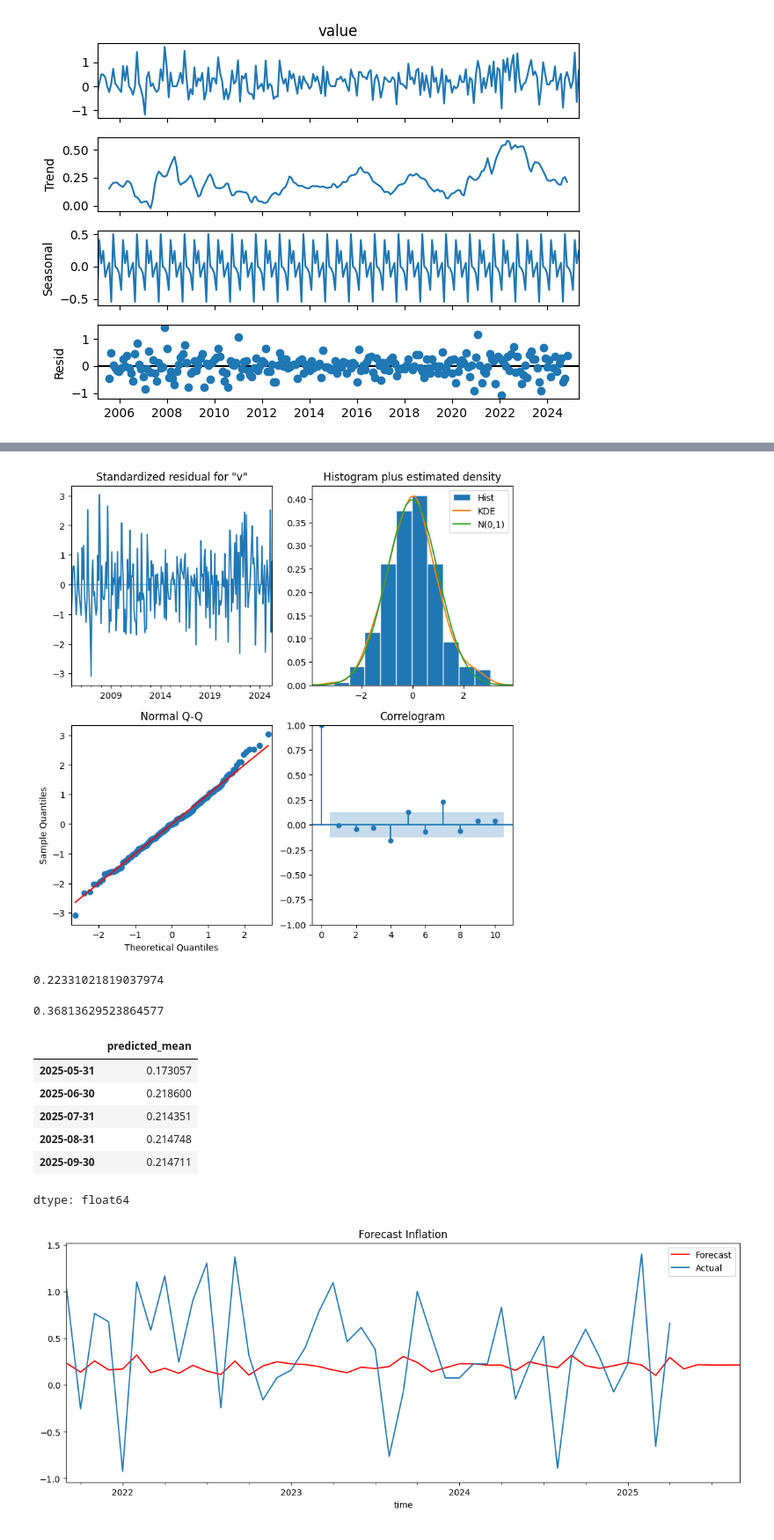
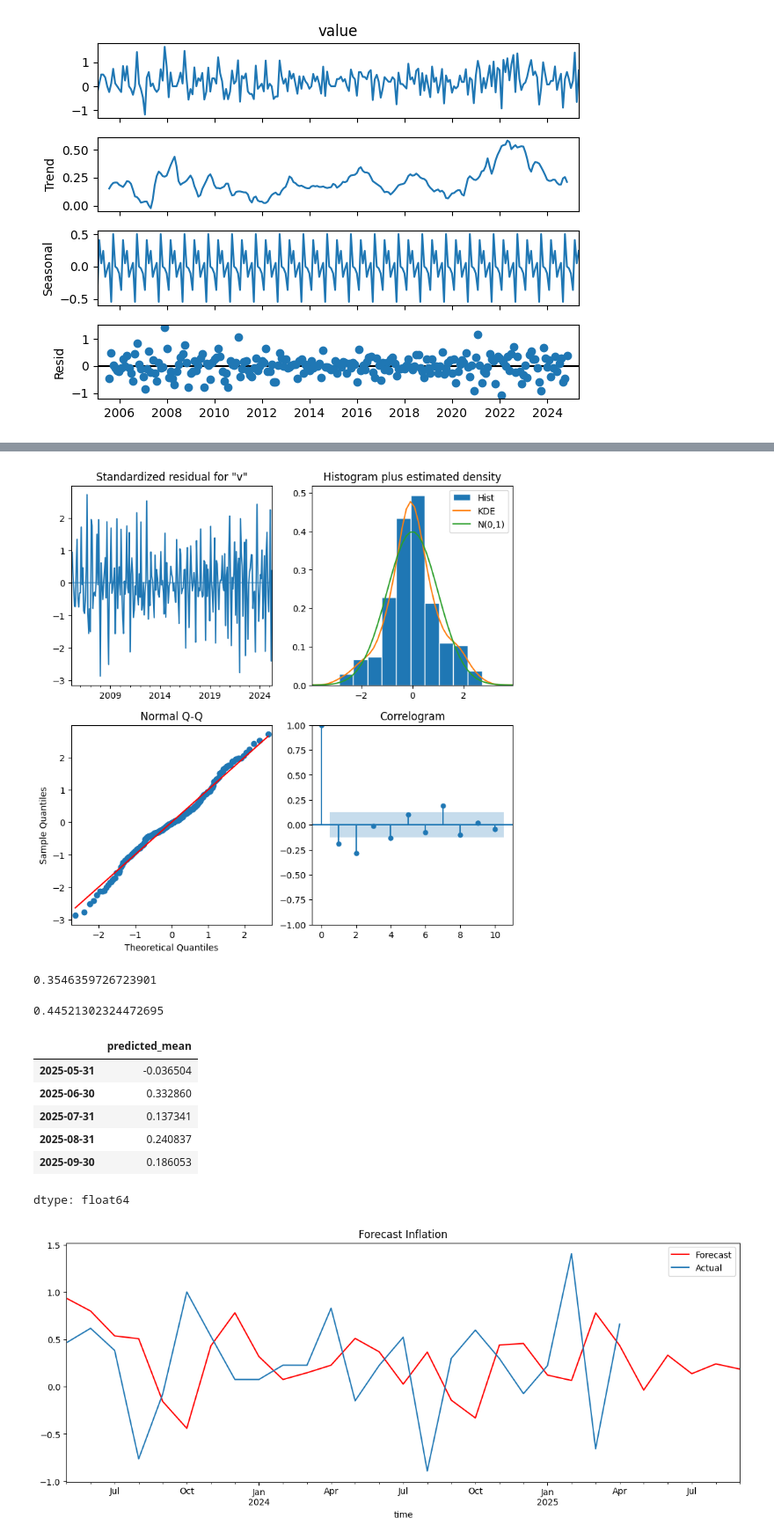
Before and after one commit to PederRonning/SOK3022, a Jupyter notebook: CPI_ARIMA.ipynb, the cells around one changed output, grey strips where cells are left out. Shown: that part at 88% size. Cells and saved outputs as stored; diff of their text form; code cells hidden in the pictures.

```diff
--- a/CPI_ARIMA.ipynb
+++ b/CPI_ARIMA.ipynb
@@ -138,3 +140,3 @@ df.describe()
 # %%
-df_2010 = df[df.index > '2005-01-01']
+df_2005 = df[df.index > '2005-01-01']
 # %%
@@ -199,9 +201,9 @@ plt.show()
 # %%
-# p=1, d=0, q=0
+# p=1, d=1, q=0
 from statsmodels.tsa.arima.model import ARIMA
 
 # fitting the model
-model = ARIMA(df_2010['value'], order=(1,0,0), freq='M')
+model = ARIMA(df_2005['value'], order=(1,1,0), freq='M')
 model_fit = model.fit()
 model_fit.summary()
 # %% [output]
@@ -238,39 +239,39 @@ plt.show()
 model_fit.plot_diagnostics(figsize=(9,9))
 plt.show()
 # %% [output]
-[figure, old version]
+[figure, new version]
 # %%
 # root mean squared error
 from sklearn.metrics import mean_squared_error
-rmse = mean_squared_error(forecast, df_2010['value'])
+rmse = mean_squared_error(forecast, df_2005['value'])
 rmse
 # %% [output]
-0.22331021819037974
+0.3546359726723901
 # %%
 from sklearn.metrics import mean_absolute_error
-mae = mean_absolute_error(forecast, df_2010['value'])
+mae = mean_absolute_error(forecast, df_2005['value'])
 mae
 # %% [output]
-0.36813629523864577
+0.44521302324472695
 # %%
 # predict values
-forecast_future = model_fit.predict(start=0, end=len(df_2010) + 4, dynamic=False)
+forecast_future = model_fit.predict(start=0, end=len(df_2005) + 4, dynamic=False)
 # %%
 # display forecasted values
 forecast_future.tail()
 # %% [output]
 |  | predicted_mean |
-| 2025-05-31 | 0.173057 |
-| 2025-06-30 | 0.218600 |
-| 2025-07-31 | 0.214351 |
-| 2025-08-31 | 0.214748 |
-| 2025-09-30 | 0.214711 |
+| 2025-05-31 | -0.036504 |
+| 2025-06-30 | 0.332860 |
+| 2025-07-31 | 0.137341 |
+| 2025-08-31 | 0.240837 |
+| 2025-09-30 | 0.186053 |
 dtype: float64
 # %%
 # final plot
-forecast_future.iloc[200:].plot(legend=True, label='Forecast', figsize=(14,5), color='red')
-df_2010['value'].iloc[200:].plot(legend=True, label='Actual')
+forecast_future.iloc[220:].plot(legend=True, label='Forecast', figsize=(14,5), color='red')
+df_2005['value'].iloc[220:].plot(legend=True, label='Actual')
 plt.title('Forecast Inflation')
 plt.show()
 # %% [output]
-[figure, old version]
+[figure, new version]
```
Also changed, not shown: parts of 14 cells of this notebook.
